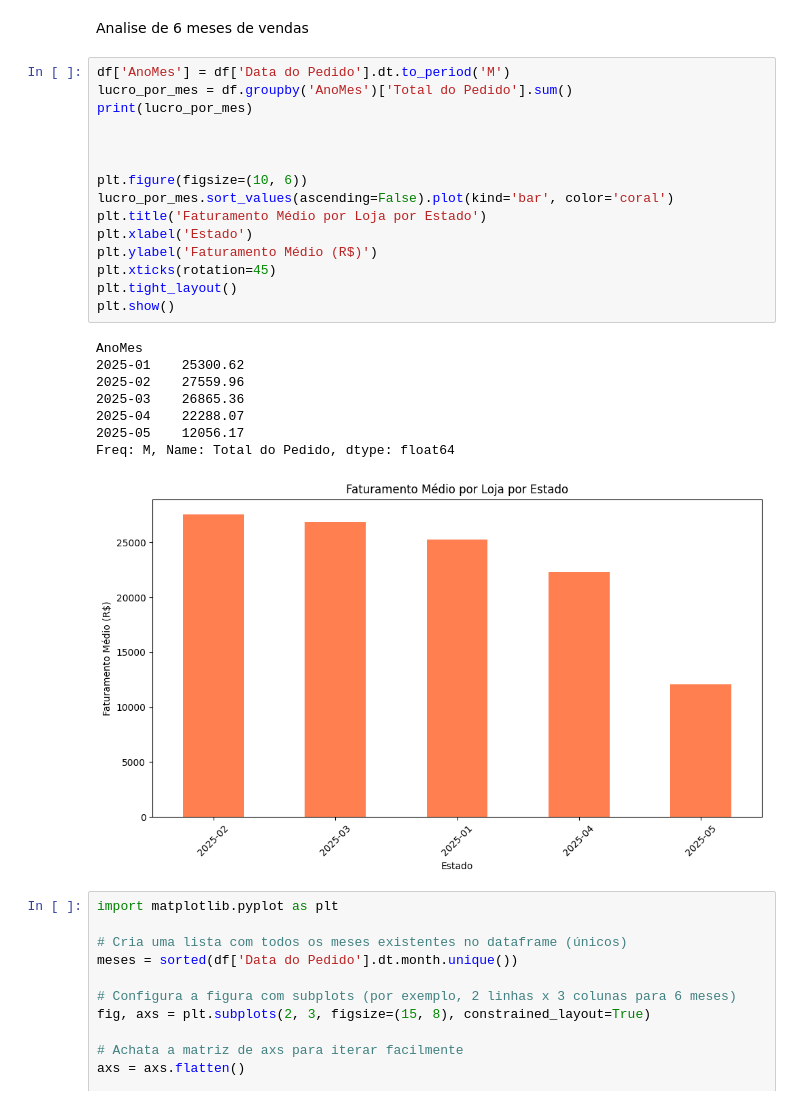
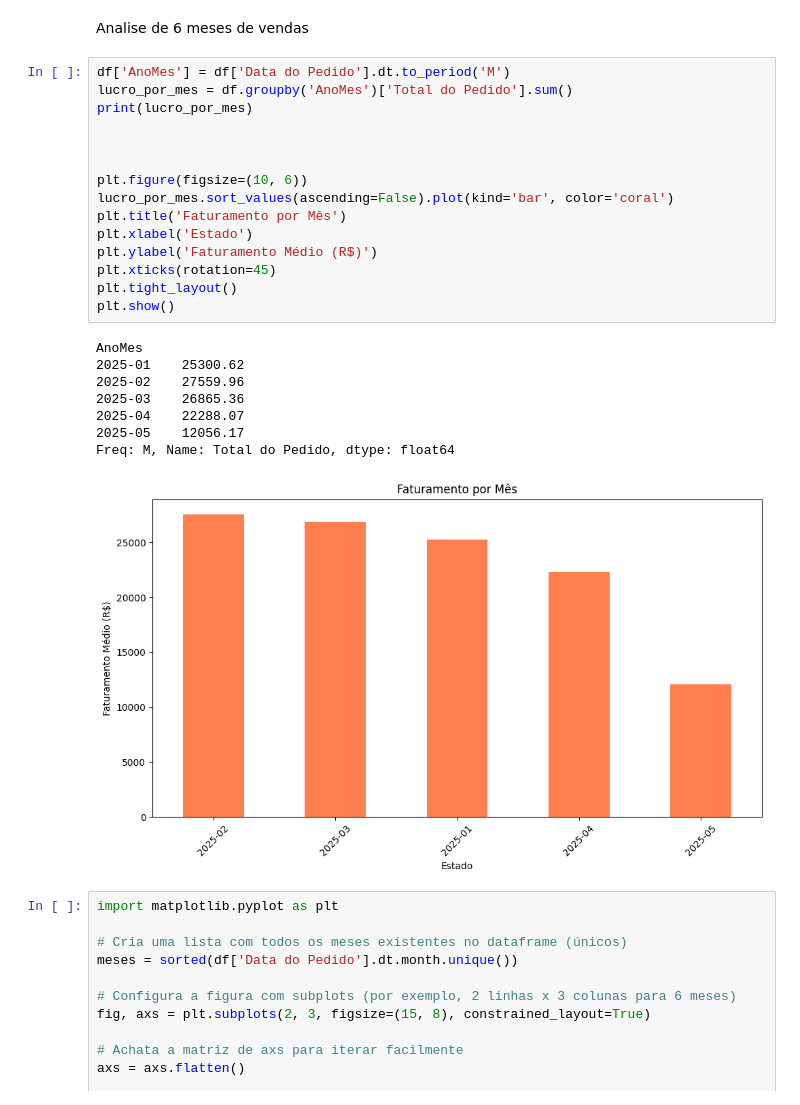
Before and after one commit to Emmanuel-Sampaio/Analise-San-Paolo, a Jupyter notebook: Untitled.ipynb, the cells around one changed output. Drawn from its saved outputs; the diff is of its cells as text.

```diff
--- a/Untitled.ipynb
+++ b/Untitled.ipynb
@@ -252,27 +252,27 @@ Analise de 6 meses de vendas
 # %%
 df['AnoMes'] = df['Data do Pedido'].dt.to_period('M')
 lucro_por_mes = df.groupby('AnoMes')['Total do Pedido'].sum()
 print(lucro_por_mes)
 
 
 
 plt.figure(figsize=(10, 6))
 lucro_por_mes.sort_values(ascending=False).plot(kind='bar', color='coral')
-plt.title('Faturamento Médio por Loja por Estado')
+plt.title('Faturamento por Mês')
 plt.xlabel('Estado')
 plt.ylabel('Faturamento Médio (R$)')
 plt.xticks(rotation=45)
 plt.tight_layout()
 plt.show()
 # %% [output]
 AnoMes
 2025-01    25300.62
 2025-02    27559.96
 2025-03    26865.36
 2025-04    22288.07
 2025-05    12056.17
 Freq: M, Name: Total do Pedido, dtype: float64
-[figure, old version]
+[figure, new version]
 # %%
 import matplotlib.pyplot as plt
 
```
Also changed, not shown: parts of 8 cells of this notebook.
